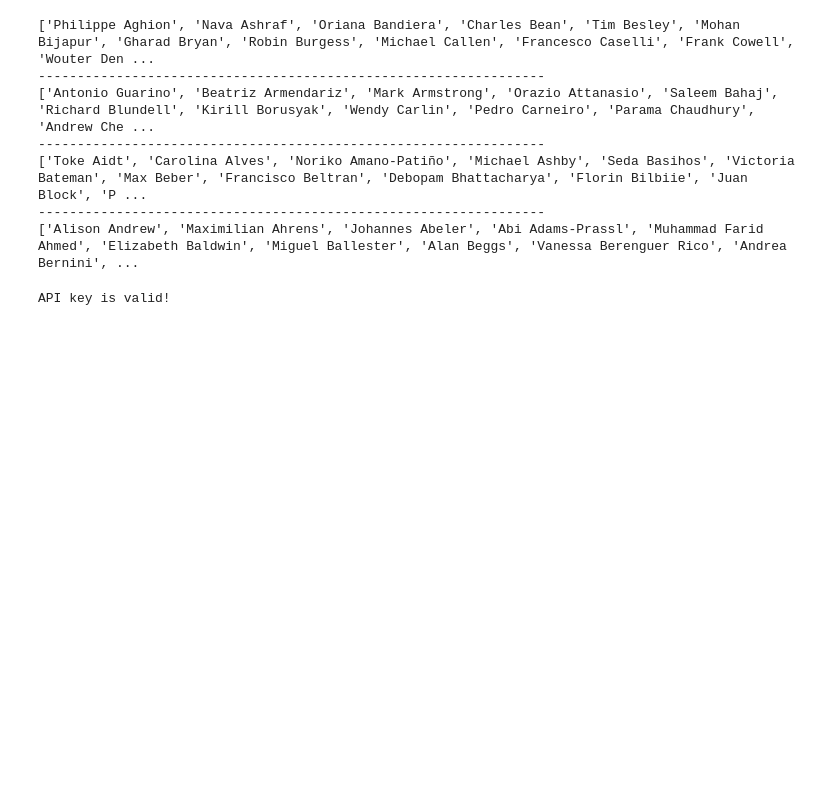
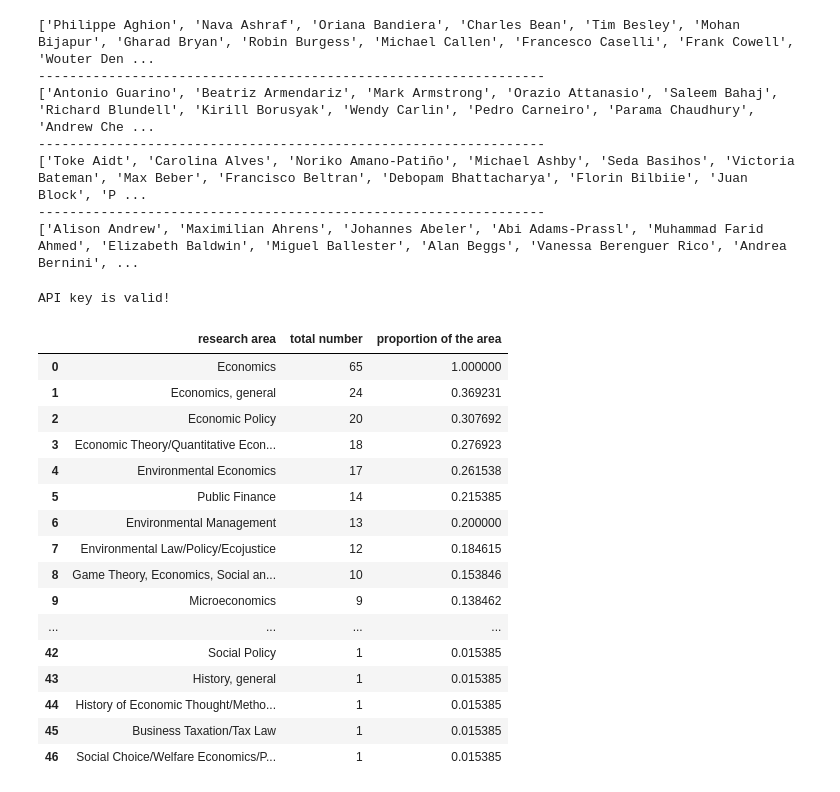
Before and after one commit to kannuoya/st115_project_lse, a Jupyter notebook: project111.ipynb, the cells around one changed output. Saved outputs shown, nothing was run; the diff lists cells and outputs as text; code cells hidden in the pictures; blank space fills up the shorter version.

```diff
--- a/project111.ipynb
+++ b/project111.ipynb
@@ -114,35 +115,3 @@ else:
     print("API key is not valid.")
 # %% [output]
 API key is valid!
-# %%
-dict_co_creator_name={}
-dict_num_paper={}
-for name in names:
-    list_name = delete_address(name)
-    list_name = list_name.split(' ')
-    first_name = list_name[0]
-    surname = list_name[1]
-    reformat_name = surname + ', '+ first_name
-    url=f'https://api.springernature.com/metadata/json?api_key={api_key}&q=name%3A%22{surname}%2C%20{first_name}%22%2C%20subject%3AEconomics&s=1&p=10'
-    r = requests.get(url)
-    search_result = json.loads(r.text)
-    dict_co_creator_name[name] = []
-    for i in range (len(search_result['records'])):
-        creators = search_result['records'][i]['creators']
-        for creator in creators:
-            co_creator = creator['creator']
-            if co_creator != reformat_name:
-                list_name = co_creator.split(',')
-                first_name = list_name[1][1:]
-                surname = list_name[0]
-                format_name = first_name+' '+surname
-                if format_name not in dict_co_creator_name[name]:
-                    dict_co_creator_name[name].append(format_name)
-
-    dict_num_paper[name]=0
-    years = search_result["facets"][3]['values']
-    total_num_papers = 0
-    for year in years:
-        dict_num_paper[name] += int(year['count'])
-print(dict_co_creator_name)
-print(dict_num_paper)
@@ -148,0 +159,30 @@ print(dict_num_paper)
+# %%
+def get_research_area_dataframe(names):
+    #This function provides information about research areas in the form of pandas dataframe
+    df = pd.DataFrame()
+    df['research area'] = list(get_research_area_count(names).keys())
+    df['total number'] = list(get_research_area_count(names).values())
+    sum_of_papers = sum(list(get_professor_paper_count(names).values()))
+    df['proportion of the area'] = [x/sum_of_papers for x in df['total number']]
+    df = df.sort_values('total number', ascending = False).reset_index(drop = True)
+    return df
+# %%
+get_research_area_dataframe(cam_names)
+# %% [output]
+|  | research area | total number | proportion of the area |
+| 0 | Economics | 65 | 1.000000 |
+| 1 | Economics, general | 24 | 0.369231 |
+| 2 | Economic Policy | 20 | 0.307692 |
+| 3 | Economic Theory/Quantitative Econ... | 18 | 0.276923 |
+| 4 | Environmental Economics | 17 | 0.261538 |
+| 5 | Public Finance | 14 | 0.215385 |
+| 6 | Environmental Management | 13 | 0.200000 |
+| 7 | Environmental Law/Policy/Ecojustice | 12 | 0.184615 |
+| 8 | Game Theory, Economics, Social an... | 10 | 0.153846 |
+| 9 | Microeconomics | 9 | 0.138462 |
+| ... | ... | ... | ... |
+| 42 | Social Policy | 1 | 0.015385 |
+| 43 | History, general | 1 | 0.015385 |
+| 44 | History of Economic Thought/Metho... | 1 | 0.015385 |
+| 45 | Business Taxation/Tax Law | 1 | 0.015385 |
+| 46 | Social Choice/Welfare Economics/P... | 1 | 0.015385 |
```
Also changed, not shown: parts of 7 cells of this notebook.
